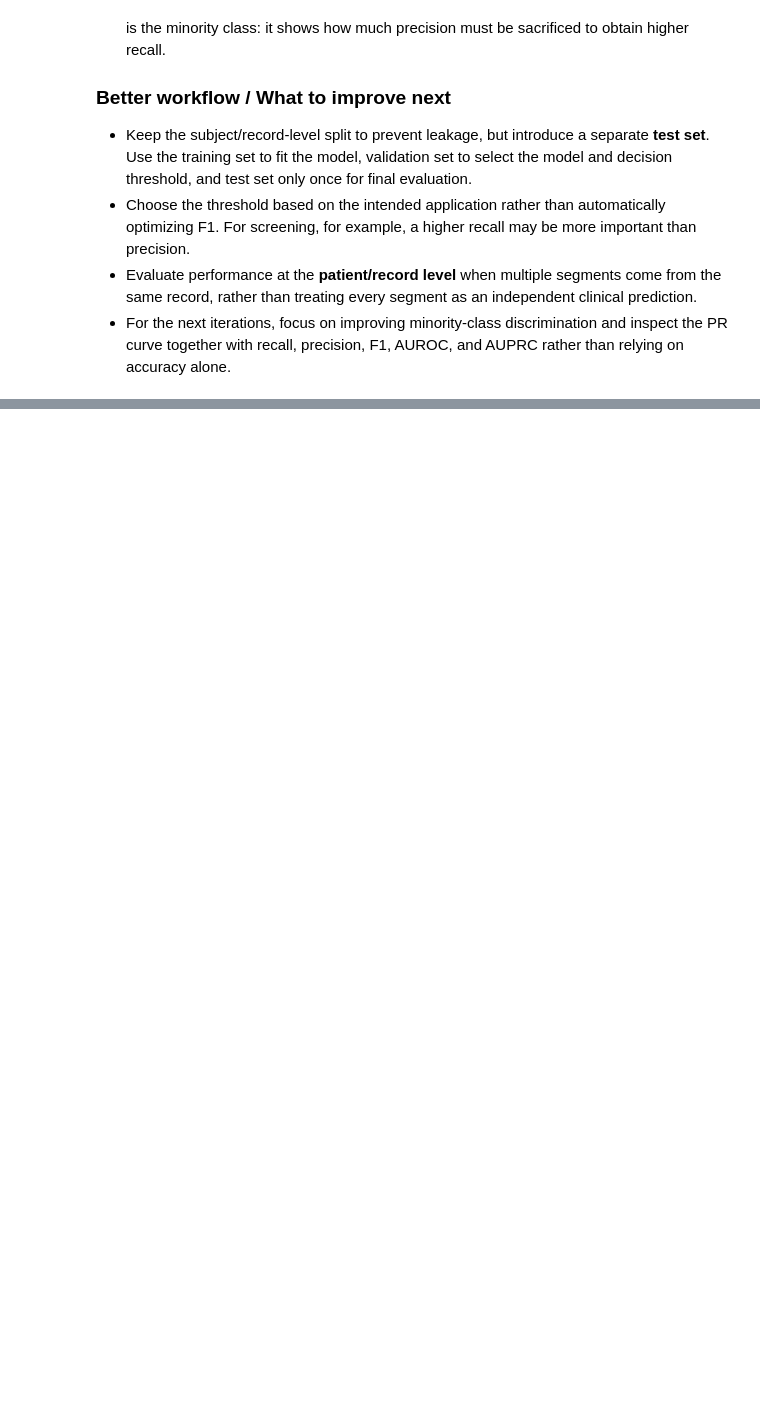
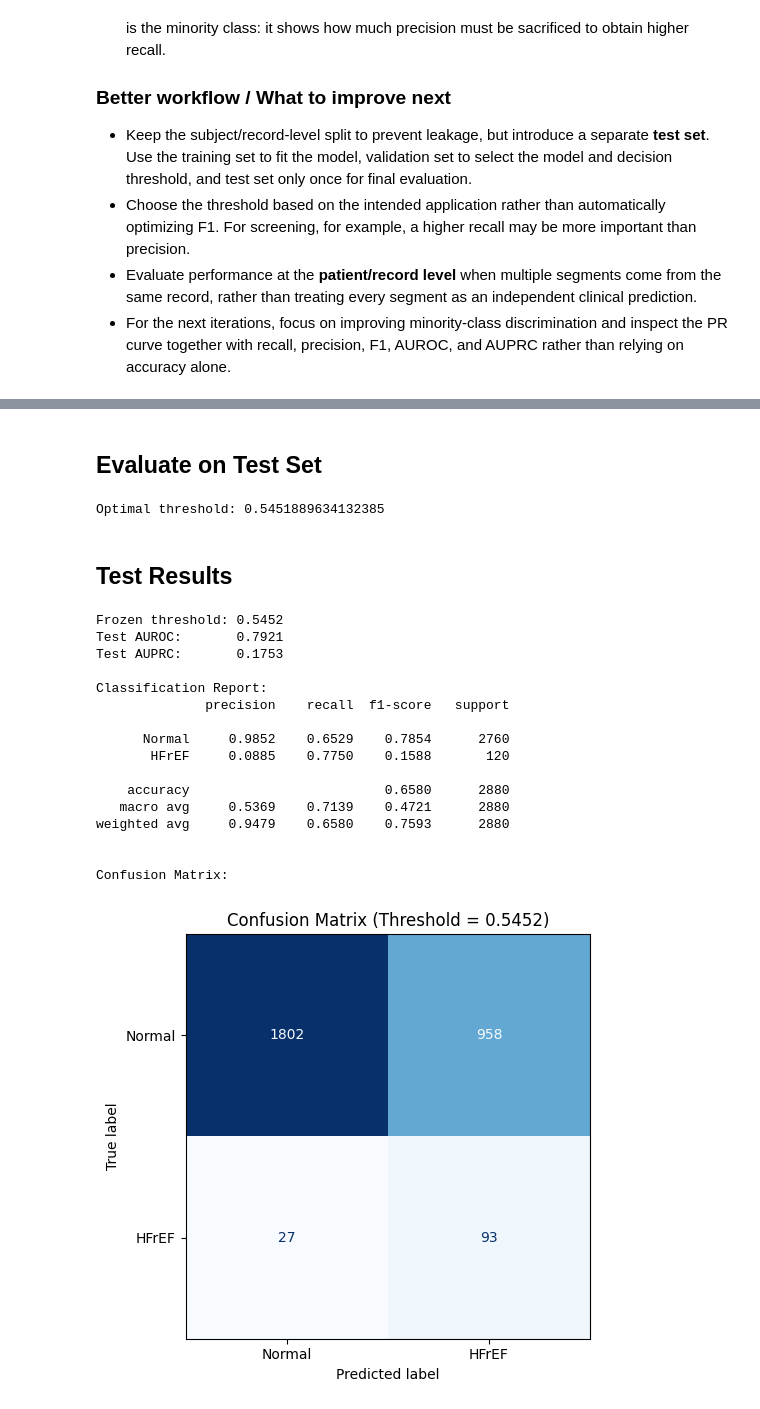
Before and after one commit to marwanelgharbawy/ecg-pcg-fusion-hfref, a Jupyter notebook: notebooks/2_ecg_baseline.ipynb, the cells around one changed output, grey strips where cells are left out. Drawn from its saved outputs; the diff is of its cells as text; code cells hidden in the pictures; blank space fills up the shorter version.

```diff
--- a/notebooks/2_ecg_baseline.ipynb
+++ b/notebooks/2_ecg_baseline.ipynb
@@ -232,0 +438,73 @@ Confusion Matrix:
+# %% [markdown]
+## Evaluate on Test Set
+# %%
+ecg_model.load_state_dict(torch.load(MODEL_SAVE_PATH, weights_only=True))
+
+ecg_model.eval()
+
+test_labels = []
+test_preds = []
+
+with torch.no_grad():
+
+    for ecg, labels in test_loader:
+
+        ecg = ecg.to(device)
+
+        outputs = ecg_model(ecg)
+        preds = torch.sigmoid(outputs)
+
+        test_labels.extend(labels.cpu().numpy())
+        test_preds.extend(preds.cpu().numpy())
+
+test_labels = np.array(test_labels)
+test_preds = np.array(test_preds)
+
+print(f"Optimal threshold: {optimal_threshold}")
+# %% [output]
+Optimal threshold: 0.5451889634132385
+# %% [markdown]
+## Test Results
+# %%
+test_auroc = roc_auc_score(test_labels, test_preds)
+test_auprc = average_precision_score(test_labels, test_preds)
+test_binary_preds = (test_preds >= optimal_threshold).astype(int)
+test_cm = confusion_matrix(test_labels, test_binary_preds)
+
+print(f"Frozen threshold: {optimal_threshold:.4f}")
+print(f"Test AUROC:       {test_auroc:.4f}")
+print(f"Test AUPRC:       {test_auprc:.4f}")
+
+print("\nClassification Report:")
+print(classification_report(test_labels, test_binary_preds, target_names=['Normal', 'HFrEF'], digits=4))
+
+fig, ax_cm = plt.subplots(figsize=(6, 5))
+
+print("\nConfusion Matrix:")
+disp = ConfusionMatrixDisplay(
+    confusion_matrix=test_cm,
+    display_labels=['Normal', 'HFrEF']
+)
+disp.plot(ax=ax_cm, cmap='Blues', colorbar=False, values_format='d')
+ax_cm.set_title(f'Confusion Matrix (Threshold = {optimal_threshold:.4f})')
+
+plt.tight_layout()
+plt.show()
+# %% [output]
+Frozen threshold: 0.5452
+Test AUROC:       0.7921
+Test AUPRC:       0.1753
+
+Classification Report:
+              precision    recall  f1-score   support
+
+      Normal     0.9852    0.6529    0.7854      2760
+       HFrEF     0.0885    0.7750    0.1588       120
+
+    accuracy                         0.6580      2880
+   macro avg     0.5369    0.7139    0.4721      2880
+weighted avg     0.9479    0.6580    0.7593      2880
+
+
+Confusion Matrix:
+[figure, added]
```
Also changed, not shown: parts of 8 cells of this notebook.
